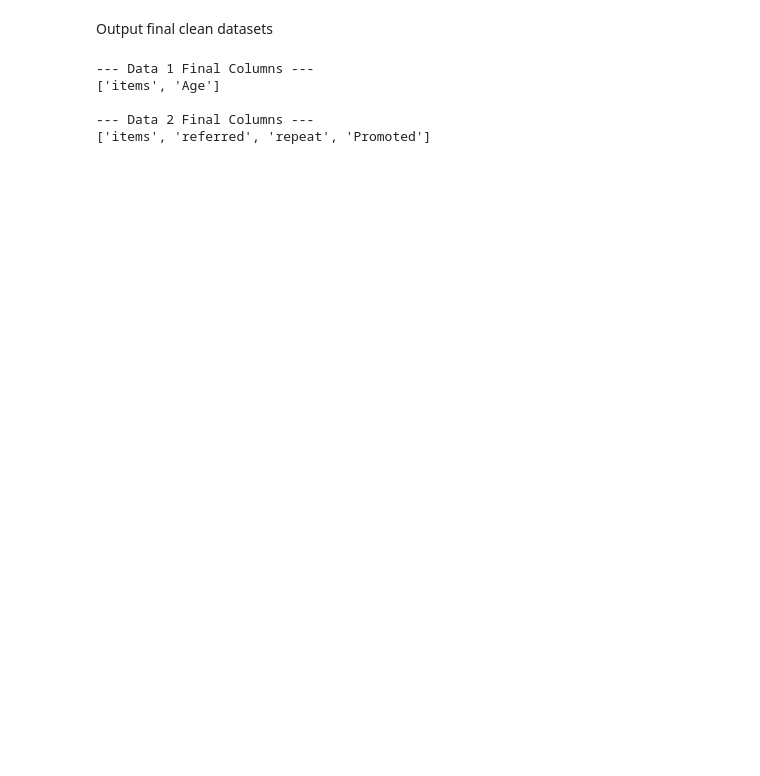
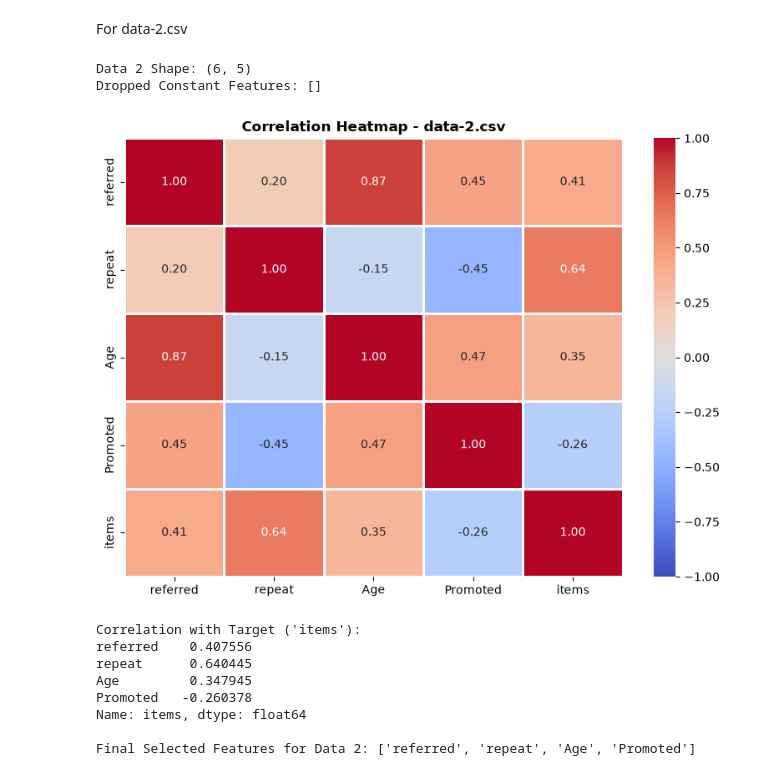
Before and after one commit to Sunidhi-18/AML_LAB, a Jupyter notebook: MLLabprojects/notebooks/lab8/feat_select(2).ipynb, the cells around one changed output. Saved outputs shown, nothing was run; the diff lists cells and outputs as text; code cells hidden in the pictures; blank space fills up the shorter version.

Commit message:
Add feature selection and correlation code for data-1 and data-2

```diff
--- a/MLLabprojects/notebooks/lab8/feat_select(2).ipynb
+++ b/MLLabprojects/notebooks/lab8/feat_select(2).ipynb
@@ -102,18 +49,52 @@ Final Selected Features for Data 2: ['referred', 'repeat', 'Promoted']
-# %% [markdown]
-Output final clean datasets
-# %%
-# Save/Extract final datasets with selected features + target variable
-df1_final = df1_clean[['items'] + selected_features1]
-df2_final = df2[['items'] + selected_features2]
-
-print("--- Data 1 Final Columns ---")
-print(df1_final.columns.tolist())
-
-print("\n--- Data 2 Final Columns ---")
-print(df2_final.columns.tolist())
-# %% [output]
---- Data 1 Final Columns ---
-['items', 'Age']
-
---- Data 2 Final Columns ---
-['items', 'referred', 'repeat', 'Promoted']
+# %% [markdown]
+For data-2.csv
+# %%
+import pandas as pd
+import numpy as np
+import seaborn as sns
+import matplotlib.pyplot as plt
+
+# 1. Load Data 2
+df2 = pd.read_csv('C:/Users/MSIS/Downloads/AML/MLLabprojects/data/data-2.csv')
+print("Data 2 Shape:", df2.shape)
+
+# 2. Drop Constant Features (Zero Variance)
+non_constant_cols2 = [col for col in df2.columns if df2[col].nunique() > 1]
+constant_cols2 = list(set(df2.columns) - set(non_constant_cols2))
+
+print(f"Dropped Constant Features: {constant_cols2}")
+df2_clean = df2[non_constant_cols2]
+
+# 3. Calculate Correlation Matrix
+corr2 = df2_clean.corr()
+
+# 4. Plot Heatmap
+plt.figure(figsize=(8, 6))
+sns.heatmap(corr2, annot=True, cmap='coolwarm', fmt=".2f", vmin=-1, vmax=1, linewidths=0.8)
+plt.title('Correlation Heatmap - data-2.csv', fontsize=12, fontweight='bold')
+plt.tight_layout()
+plt.show()
+
+# 5. Feature Selection based on Target Correlation
+# Replace 'target_column_name' with your actual target variable in data-2.csv
+target_col2 = df2_clean.columns[-1]  # Defaults to the last column
+
+print(f"Correlation with Target ('{target_col2}'):")
+target_corr2 = corr2[target_col2].drop(target_col2)
+print(target_corr2)
+
+# Select non-target features (Optionally apply a correlation threshold e.g., > 0.1)
+selected_features2 = [col for col in df2_clean.columns if col != target_col2]
+print(f"\nFinal Selected Features for Data 2: {selected_features2}")
+# %% [output]
+Data 2 Shape: (6, 5)
+Dropped Constant Features: []
+[figure, added]
+Correlation with Target ('items'):
+referred    0.407556
+repeat      0.640445
+Age         0.347945
+Promoted   -0.260378
+Name: items, dtype: float64
+
+Final Selected Features for Data 2: ['referred', 'repeat', 'Age', 'Promoted']
```
Also changed, not shown: parts of 11 cells of this notebook.
